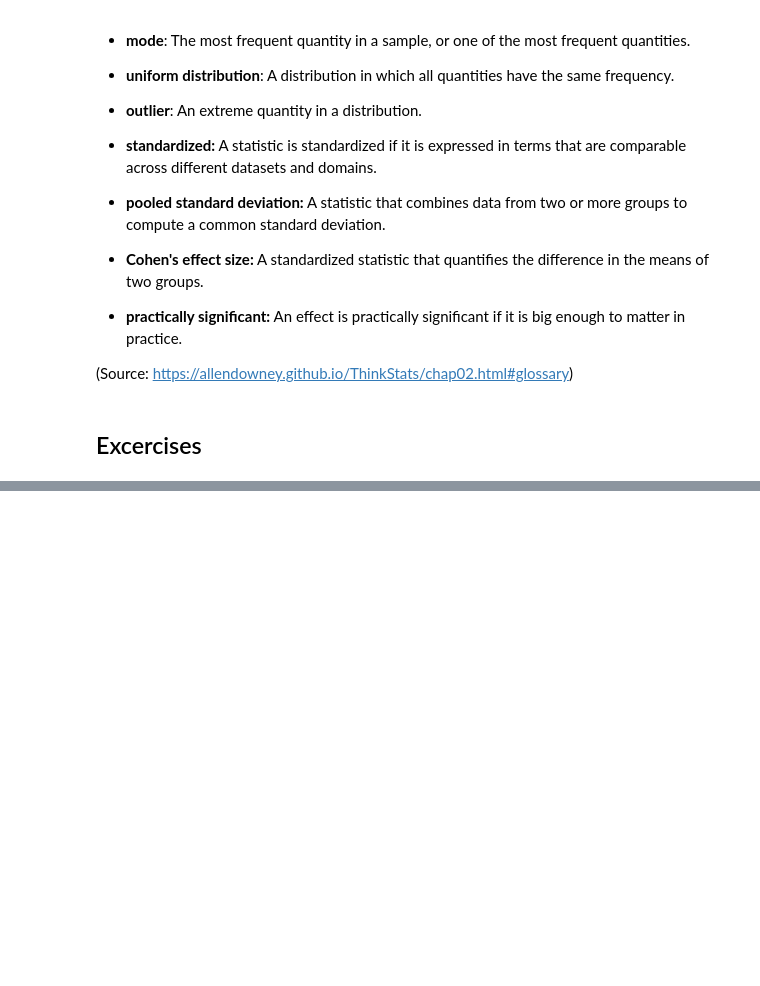
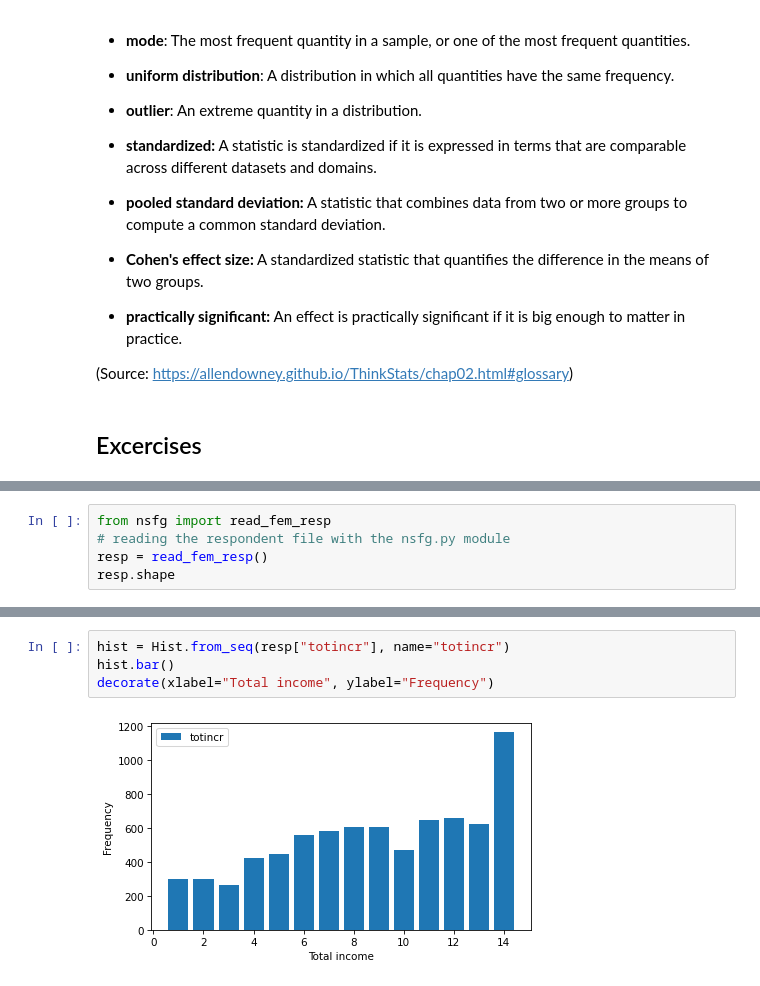
Before and after one commit to mindeleven/algo-trading-bootcamp, a Jupyter notebook: 02-Think-Stats/Notebooks/02_Distributions.ipynb, the cells around one changed output, grey strips where cells are left out. Saved outputs shown, nothing was run; the diff lists cells and outputs as text; blank space fills up the shorter version.

```diff
--- a/02-Think-Stats/Notebooks/02_Distributions.ipynb
+++ b/02-Think-Stats/Notebooks/02_Distributions.ipynb
@@ -647,0 +650,5 @@ But you should also do your best to make your reports honest, and to acknowledge
+# %%
+from nsfg import read_fem_resp
+# reading the respondent file with the nsfg.py module
+resp = read_fem_resp()
+resp.shape
@@ -647,0 +688,6 @@ But you should also do your best to make your reports honest, and to acknowledge
+# %%
+hist = Hist.from_seq(resp["totincr"], name="totincr")
+hist.bar()
+decorate(xlabel="Total income", ylabel="Frequency")
+# %% [output]
+[figure, added]
```
Also changed, not shown: parts of 23 cells of this notebook.
